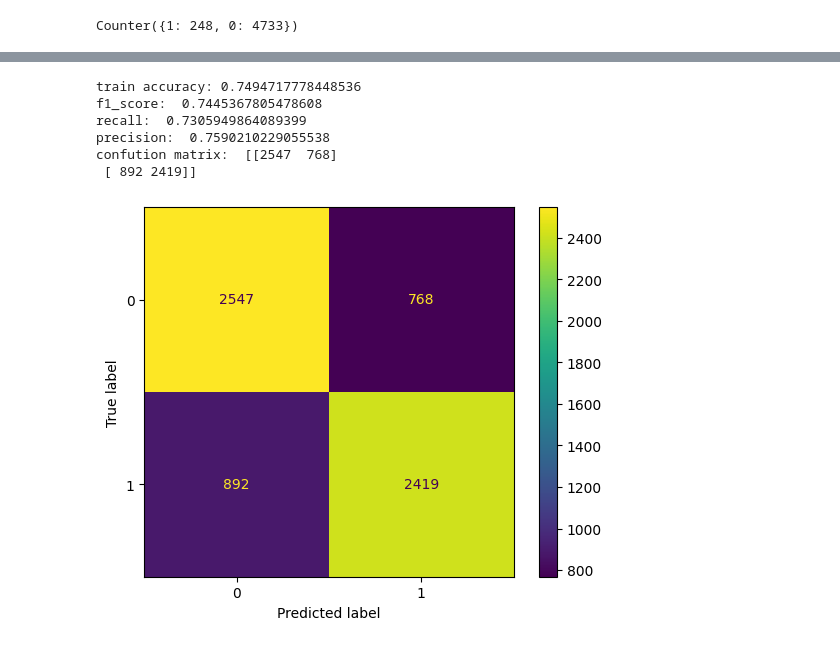
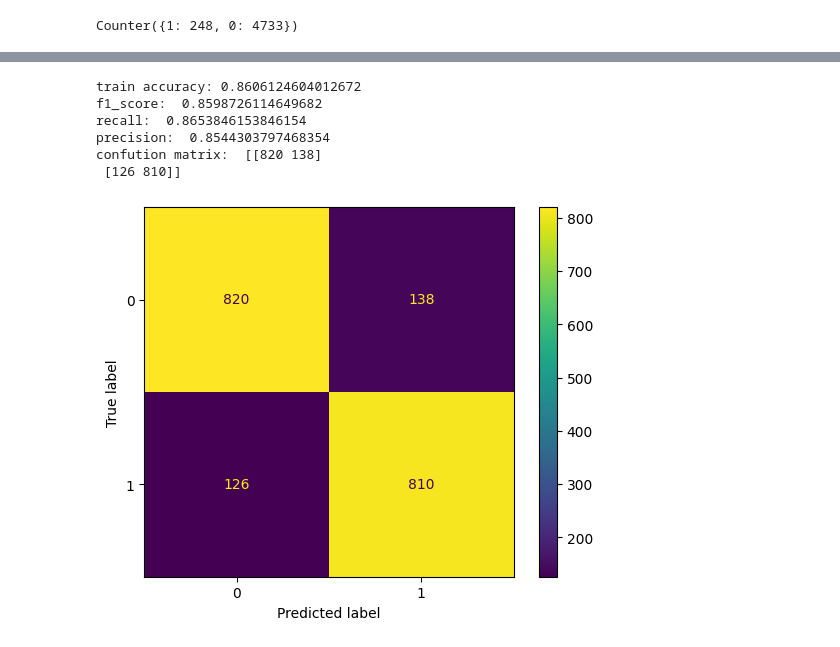
Before and after one commit to taliyashitreet/BrainStroke_classification, a Jupyter notebook: Kadima.ipynb, the cells around one changed output, grey strips where cells are left out. Cells and saved outputs as stored; diff of their text form; code cells hidden in the pictures.

```diff
--- a/Kadima.ipynb
+++ b/Kadima.ipynb
@@ -152,5 +153,3 @@ loss= tf.reduce_mean(loss1)
-# %%
-update = tf.train.GradientDescentOptimizer(0.000001).minimize(loss)
 # %%
 def logistic_fun(z):
     return 1/(1.0 + np.exp(-z))
@@ -178,0 +240,17 @@ def predict(x_data, y_data):
+# %%
+#Starting the Learning phase
+sess = tf.Session()
+sess.run(tf.initialize_all_variables())
+
+epoches = 800
+batch_size = 300
+errors = []
+for i in range(epoches):
+   for start, end in zip(range(0, len(X_train), batch_size),\
+      range(batch_size, len(X_train), batch_size)):
+      sess.run(train_op, feed_dict = {X: X_train[start:end], Y: y_train[start:end]})
+   cost = sess.run(tf.nn.l2_loss(model - y_val),feed_dict = {X:X_val})
+   errors.append(cost)
+
+   if i%100 == 0:
+      print("epoch %d, cost = %g" % (i, cost))
@@ -179,20 +274,28 @@ def predict(x_data, y_data):
+# %%
+prediction=model.eval(session=sess, feed_dict={X:X_test})
+def predict_mlp(y_predict):
+    Y_pred = []
+    for j in range(y_predict.shape[0]):
+        if y_predict[j] > 0.5:
+            Y_pred.append(1)
+        else:
+            Y_pred.append(0)
+    return np.array(Y_pred)
 # %%
-# train result
+y_pred = predict_mlp(prediction)
+print("train accuracy:",accuracy_score(y_test, y_pred),
+      "\nf1_score: ", f1_score(y_test, y_pred),
+      "\nrecall: ", recall_score(y_test, y_pred),
+      "\nprecision: ", precision_score(y_test, y_pred),
+    "\nconfution matrix: ", confusion_matrix(y_test,y_pred))
 
-pred_train, ans = predict(x_train, y_train)
-print("train accuracy:",accuracy_score(y_train, pred_train),
-      "\nf1_score: ", f1_score(y_train, pred_train),
-      "\nrecall: ", recall_score(y_train, pred_train),
-      "\nprecision: ", precision_score(y_train, pred_train),
-    "\nconfution matrix: ", confusion_matrix(y_train,pred_train))
-
-cm = confusion_matrix(y_train, pred_train)
+cm = confusion_matrix(y_test, y_pred)
 cm_display = ConfusionMatrixDisplay(cm).plot()
 # %% [output]
-train accuracy: 0.7494717778448536
-f1_score:  0.7445367805478608
-recall:  0.7305949864089399
-precision:  0.7590210229055538
-confution matrix:  [[2547  768]
- [ 892 2419]]
+train accuracy: 0.8606124604012672
+f1_score:  0.8598726114649682
+recall:  0.8653846153846154
+precision:  0.8544303797468354
+confution matrix:  [[820 138]
+ [126 810]]
-[figure, old version]
+[figure, new version]
```
Also changed, not shown: parts of 32 cells of this notebook.
